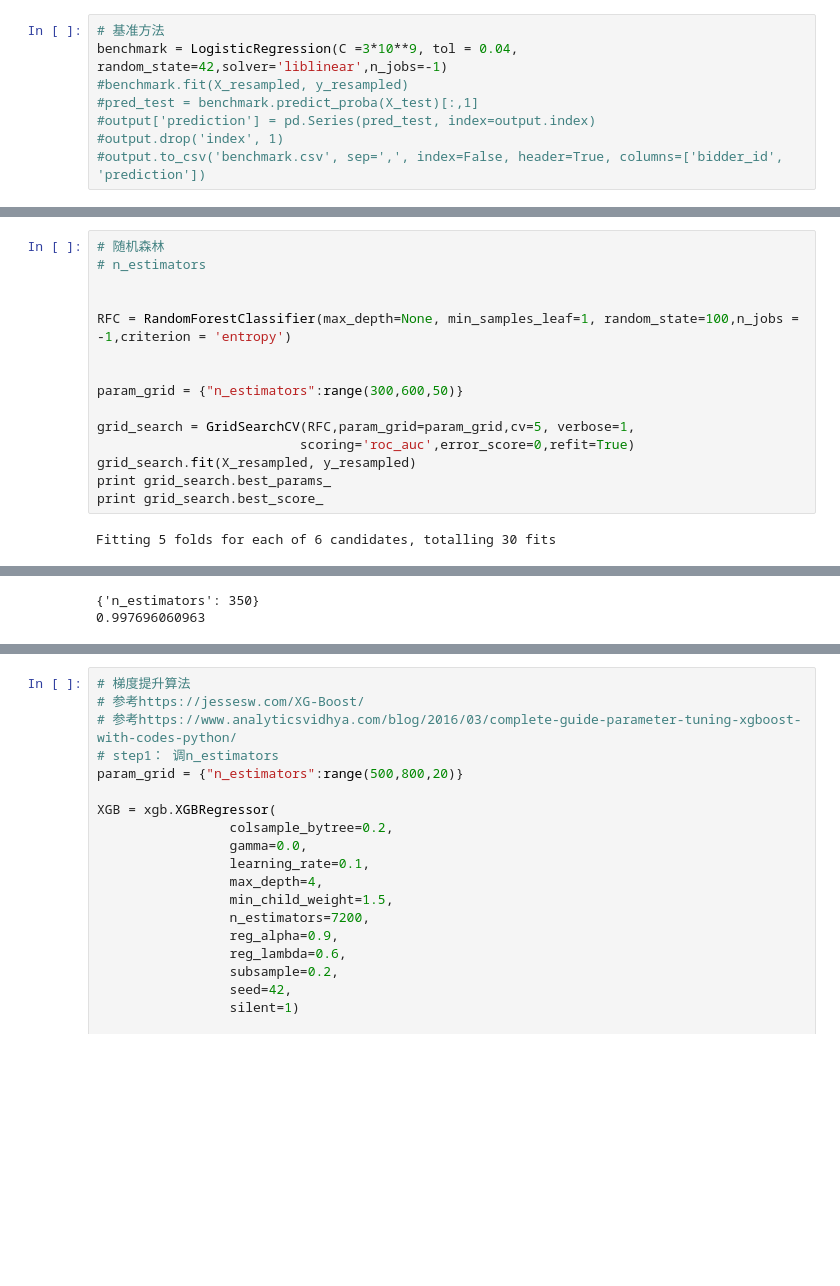
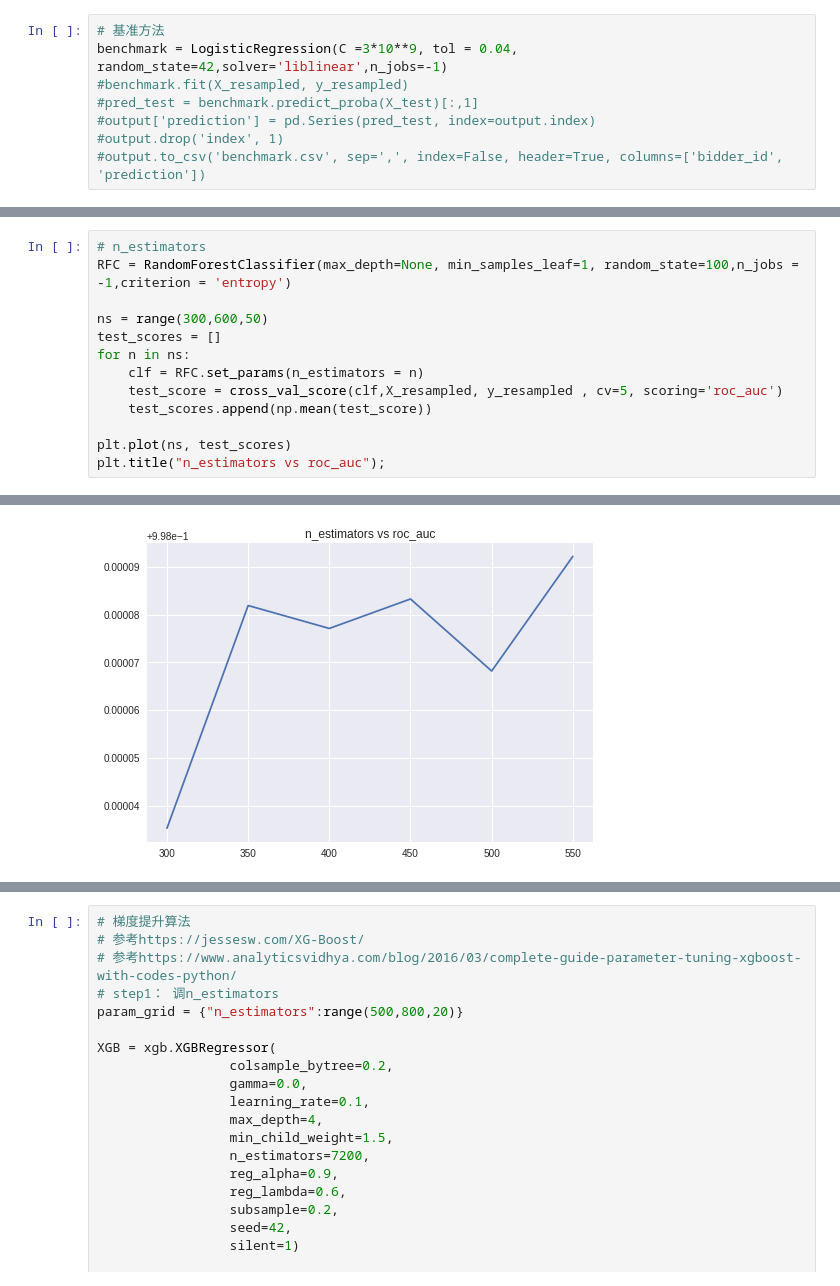
Before and after one commit to ShawnXiha/MLND_PRO5, a Jupyter notebook: 模型与优化.ipynb, the cells around one changed output, grey strips where cells are left out. Saved outputs shown, nothing was run; the diff lists cells and outputs as text; blank space fills up the shorter version.

```diff
--- a/模型与优化.ipynb
+++ b/模型与优化.ipynb
@@ -40,19 +41,16 @@ benchmark = LogisticRegression(C =3*10**9, tol = 0.04, random_state=42,solver='l
 
 ![](src/ben.png)
 # %%
-# 随机森林
 # n_estimators
-
-
 RFC = RandomForestClassifier(max_depth=None, min_samples_leaf=1, random_state=100,n_jobs = -1,criterion = 'entropy')
 
+ns = range(300,600,50)
+test_scores = []
+for n in ns:
+    clf = RFC.set_params(n_estimators = n)
+    test_score = cross_val_score(clf,X_resampled, y_resampled , cv=5, scoring='roc_auc')
+    test_scores.append(np.mean(test_score))
 
-param_grid = {"n_estimators":range(300,600,50)}
-
-grid_search = GridSearchCV(RFC,param_grid=param_grid,cv=5, verbose=1,
-                          scoring='roc_auc',error_score=0,refit=True)
-grid_search.fit(X_resampled, y_resampled)
-print grid_search.best_params_
-print grid_search.best_score_
+plt.plot(ns, test_scores)
+plt.title("n_estimators vs roc_auc");
 # %% [output]
-Fitting 5 folds for each of 6 candidates, totalling 30 fits
@@ -60,2 +57 @@ Fitting 5 folds for each of 6 candidates, totalling 30 fits
-{'n_estimators': 350}
-0.997696060963
+[figure, added]
```
Also changed, not shown: parts of 22 cells of this notebook, 1 other file.
